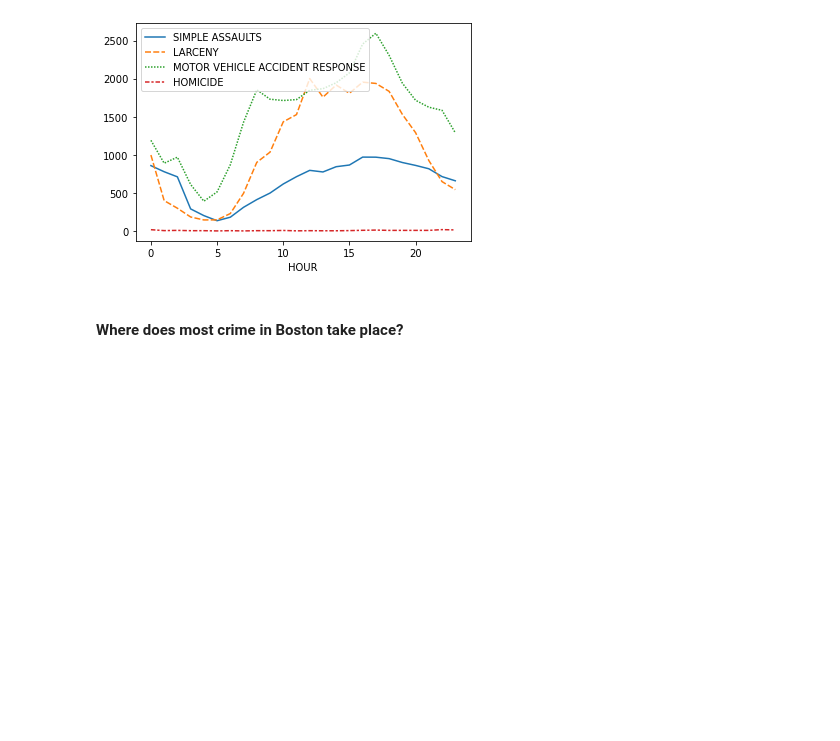
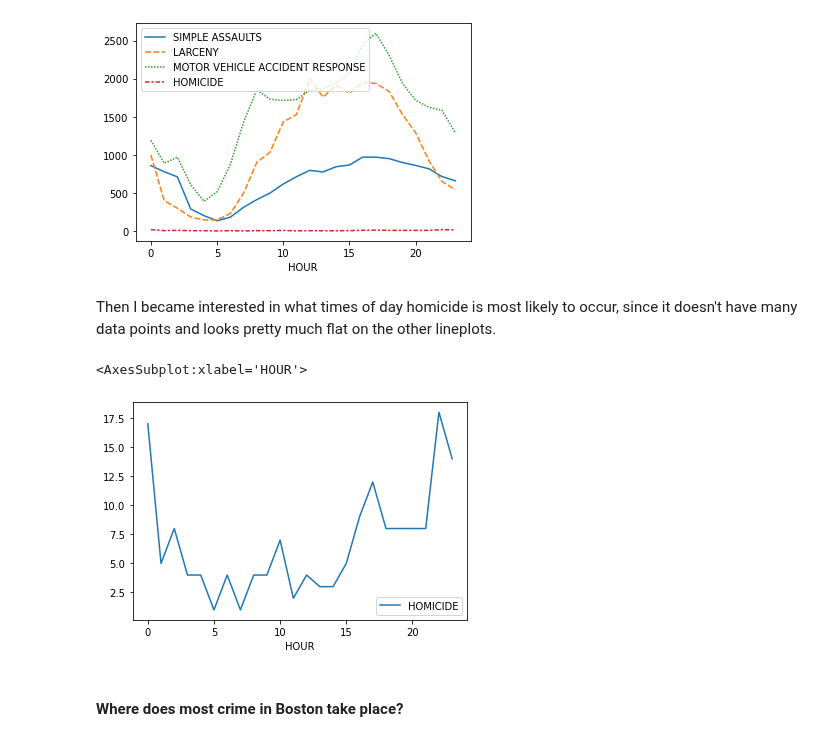
Before and after one commit to aemerson2024/data-science-2022F, a Jupyter notebook: unit3/Boston Crimes/project3 - boston crime.ipynb, the cells around one changed output. Saved outputs shown, nothing was run; the diff lists cells and outputs as text; code cells hidden in the pictures; blank space fills up the shorter version.

```diff
--- a/unit3/Boston Crimes/project3 - boston crime.ipynb
+++ b/unit3/Boston Crimes/project3 - boston crime.ipynb
@@ -259,6 +265,14 @@ sns.lineplot(data=crime_date_no_total)
 # %% [output]
 <AxesSubplot:xlabel='HOUR'>
 [figure]
+# %% [markdown]
+Then I became interested in what times of day homicide is most likely to occur, since it doesn't have many data points and looks pretty much flat on the other lineplots.
+# %%
+only_HOMICIDE = crime_date_no_total.drop(['SIMPLE ASSAULTS', 'LARCENY', 'MOTOR VEHICLE ACCIDENT RESPONSE'], axis=1)
+sns.lineplot(data=only_HOMICIDE)
+# %% [output]
+<AxesSubplot:xlabel='HOUR'>
+[figure, added]
 # %% [markdown]
 #### Where does most crime in Boston take place?
 # %% [markdown]
```
Also changed, not shown: parts of 28 cells of this notebook.
